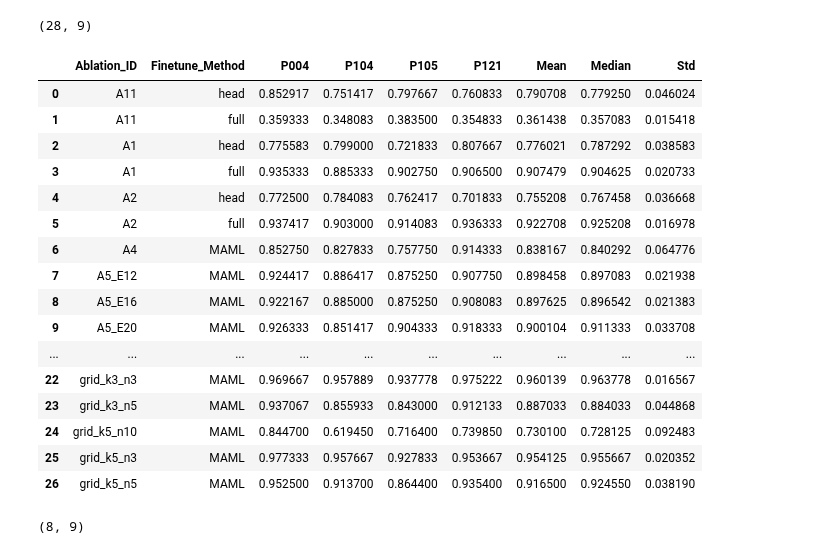
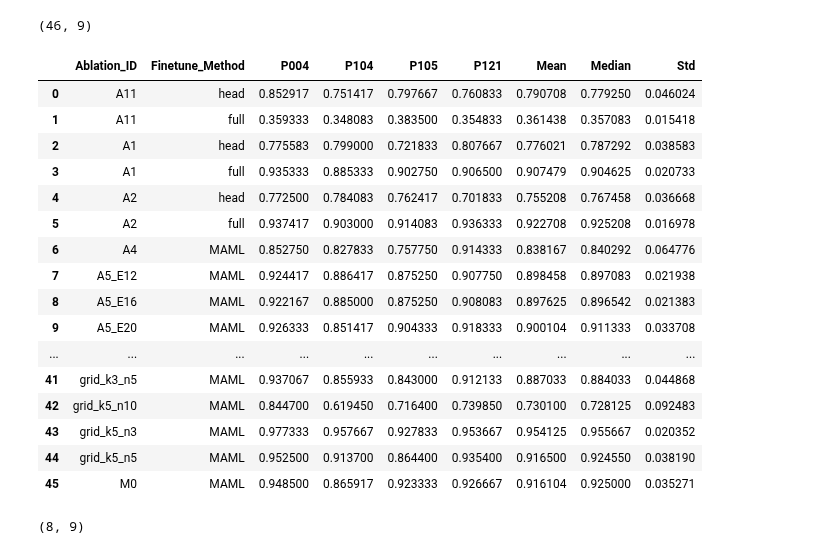
Before and after one commit to kdmalc/pers-gest-cls, a Jupyter notebook: paper_figures/NeurIPS_Figures.ipynb, the cells around one changed output. Saved outputs shown, nothing was run; the diff lists cells and outputs as text; code cells hidden in the pictures.

```diff
--- a/paper_figures/NeurIPS_Figures.ipynb
+++ b/paper_figures/NeurIPS_Figures.ipynb
@@ -35,13 +35,14 @@ FT_ABLATIONS = {'A1', 'A2', 'A11'}  # head_only + full_ft structure
 
 def infer_ablation_id(filename: str) -> str:
     parts = filename.split('_')
-    #print(parts[0])
     if parts[0] == 'grid':
-        return '_'.join(parts[:3])   # e.g. grid_k5_n10
+        if parts[1] == 'A2':
+            return '_'.join(parts[:4])   # e.g. grid_A2_k5_n10
+        return '_'.join(parts[:3])       # e.g. grid_k5_n10
     elif parts[0] == 'A5':
-        return '_'.join(parts[:2])   # e.g. A5_E4
+        return '_'.join(parts[:2])       # e.g. A5_E4
     else:
-        return parts[0]              # e.g. A1, A2, M0
+        return parts[0]                  # e.g. A1, A2, M0
 
 def make_row(ablation_id: str, ft_label: str, user_accs: dict) -> dict:
     all_kept_accs = list(user_accs.values())
@@ -55,6 +56,7 @@ def make_row(ablation_id: str, ft_label: str, user_accs: dict) -> dict:
     }
 
 def parse_top_level_ft_file(data: dict, ablation_id: str) -> list[dict]:
+    """For A7: ft keys live at top level with per_subject_head_acc / per_subject_full_acc."""
     rows = []
     for key, ft_label in [('per_subject_head_acc', 'head'), ('per_subject_full_acc', 'full')]:
         per_user = data[key]
@@ -63,6 +65,7 @@ def parse_top_level_ft_file(data: dict, ablation_id: str) -> list[dict]:
     return rows
 
 def parse_top_level_maml_file(data: dict, ablation_id: str) -> list[dict]:
+    """For A8: MAML result lives at top level under per_subject_mean."""
     rows = []
     for key, ft_label in [('per_subject_mean', 'MAML')]:
         per_user = data[key]
@@ -71,9 +74,20 @@ def parse_top_level_maml_file(data: dict, ablation_id: str) -> list[dict]:
     return rows
 
 def parse_ft_file(result: dict, ablation_id: str) -> list[dict]:
+    """For FT_ABLATIONS (A1, A2, A11): ft keys live under data['result'] with per_user_acc subkey."""
     rows = []
     for ft_key, ft_label in [('test_head_only', 'head'), ('test_full_ft', 'full')]:
         ft_data = result[ft_key]
+        per_user = ft_data['per_user_acc']
+        user_accs = {pid: per_user[pid] for pid in USERS_TO_KEEP}
+        rows.append(make_row(ablation_id, ft_label, user_accs))
+    return rows
+
+def parse_top_level_ft_per_user_file(data: dict, ablation_id: str) -> list[dict]:
+    """For grid_A2_kx: ft keys live at top level (not under 'result') with per_user_acc subkey."""
+    rows = []
+    for ft_key, ft_label in [('test_head_only', 'head'), ('test_full_ft', 'full')]:
+        ft_data = data[ft_key]
         per_user = ft_data['per_user_acc']
         user_accs = {pid: per_user[pid] for pid in USERS_TO_KEEP}
         rows.append(make_row(ablation_id, ft_label, user_accs))
@@ -93,49 +107,48 @@ for json_file in sorted(FOLDER.glob("*.json")):
 
     if ablation_id in FT_ABLATIONS:
         result = data['result']
         rows.extend(parse_ft_file(result, ablation_id))
     elif ablation_id == 'A7':
         rows.extend(parse_top_level_ft_file(data, ablation_id))
     elif ablation_id == 'A8':
         rows.extend(parse_top_level_maml_file(data, ablation_id))
+    elif ablation_id.startswith('grid_A2'):
+        # Top-level ft structure (test_head_only / test_full_ft) with per_user_acc subkey
+        rows.extend(parse_top_level_ft_per_user_file(data, ablation_id))
     else:
-        # A5 and grid uses 'test_results', everything else uses 'result'
+        # A5 and remaining grids use 'test_results'; A4, M0, and others use 'result'
         if ablation_id.startswith('A5') or ablation_id.startswith('grid'):
-            top_key = 'test_results'
-            result = data[top_key]
+            result = data['test_results']
         elif ablation_id == 'A4':
-            top_key = 'fold_results'
-            result = data[top_key][0]['test_results']
+            result = data['fold_results'][0]['test_results']
         elif ablation_id == 'M0':
-            top_key = 'result'
-            result = data[top_key]['test_results']
+            result = data['result']['test_results']
         else:
-            top_key = 'result'
-            result = data[top_key]
+            result = data['result']
         rows.extend(parse_maml_file(result, ablation_id))
 
 df = pd.DataFrame(rows, columns=['Ablation_ID', 'Finetune_Method'] + USERS_TO_KEEP + ['Mean', 'Median', 'Std'])
 print(df.shape)
-df.head(29)
+df.head(100)
 # %% [output]
-(28, 9)
+(46, 9)
 |  | Ablation_ID | Finetune_Method | P004 | P104 | P105 | P121 | Mean | Median | Std |
 | 0 | A11 | head | 0.852917 | 0.751417 | 0.797667 | 0.760833 | 0.790708 | 0.779250 | 0.046024 |
 | 1 | A11 | full | 0.359333 | 0.348083 | 0.383500 | 0.354833 | 0.361438 | 0.357083 | 0.015418 |
 | 2 | A1 | head | 0.775583 | 0.799000 | 0.721833 | 0.807667 | 0.776021 | 0.787292 | 0.038583 |
 | 3 | A1 | full | 0.935333 | 0.885333 | 0.902750 | 0.906500 | 0.907479 | 0.904625 | 0.020733 |
 | 4 | A2 | head | 0.772500 | 0.784083 | 0.762417 | 0.701833 | 0.755208 | 0.767458 | 0.036668 |
 | 5 | A2 | full | 0.937417 | 0.903000 | 0.914083 | 0.936333 | 0.922708 | 0.925208 | 0.016978 |
 | 6 | A4 | MAML | 0.852750 | 0.827833 | 0.757750 | 0.914333 | 0.838167 | 0.840292 | 0.064776 |
 | 7 | A5_E12 | MAML | 0.924417 | 0.886417 | 0.875250 | 0.907750 | 0.898458 | 0.897083 | 0.021938 |
 | 8 | A5_E16 | MAML | 0.922167 | 0.885000 | 0.875250 | 0.908083 | 0.897625 | 0.896542 | 0.021383 |
 | 9 | A5_E20 | MAML | 0.926333 | 0.851417 | 0.904333 | 0.918333 | 0.900104 | 0.911333 | 0.033708 |
 | ... | ... | ... | ... | ... | ... | ... | ... | ... | ... |
-| 22 | grid_k3_n3 | MAML | 0.969667 | 0.957889 | 0.937778 | 0.975222 | 0.960139 | 0.963778 | 0.016567 |
-| 23 | grid_k3_n5 | MAML | 0.937067 | 0.855933 | 0.843000 | 0.912133 | 0.887033 | 0.884033 | 0.044868 |
-| 24 | grid_k5_n10 | MAML | 0.844700 | 0.619450 | 0.716400 | 0.739850 | 0.730100 | 0.728125 | 0.092483 |
-| 25 | grid_k5_n3 | MAML | 0.977333 | 0.957667 | 0.927833 | 0.953667 | 0.954125 | 0.955667 | 0.020352 |
-| 26 | grid_k5_n5 | MAML | 0.952500 | 0.913700 | 0.864400 | 0.935400 | 0.916500 | 0.924550 | 0.038190 |
+| 41 | grid_k3_n5 | MAML | 0.937067 | 0.855933 | 0.843000 | 0.912133 | 0.887033 | 0.884033 | 0.044868 |
+| 42 | grid_k5_n10 | MAML | 0.844700 | 0.619450 | 0.716400 | 0.739850 | 0.730100 | 0.728125 | 0.092483 |
+| 43 | grid_k5_n3 | MAML | 0.977333 | 0.957667 | 0.927833 | 0.953667 | 0.954125 | 0.955667 | 0.020352 |
+| 44 | grid_k5_n5 | MAML | 0.952500 | 0.913700 | 0.864400 | 0.935400 | 0.916500 | 0.924550 | 0.038190 |
+| 45 | M0 | MAML | 0.948500 | 0.865917 | 0.923333 | 0.926667 | 0.916104 | 0.925000 | 0.035271 |
 # %%
 mask_a5   = df['Ablation_ID'].str.startswith('A5')
 mask_grid = df['Ablation_ID'].str.startswith('grid')
```
Also changed, not shown: parts of 2 cells of this notebook, 20 other files.
